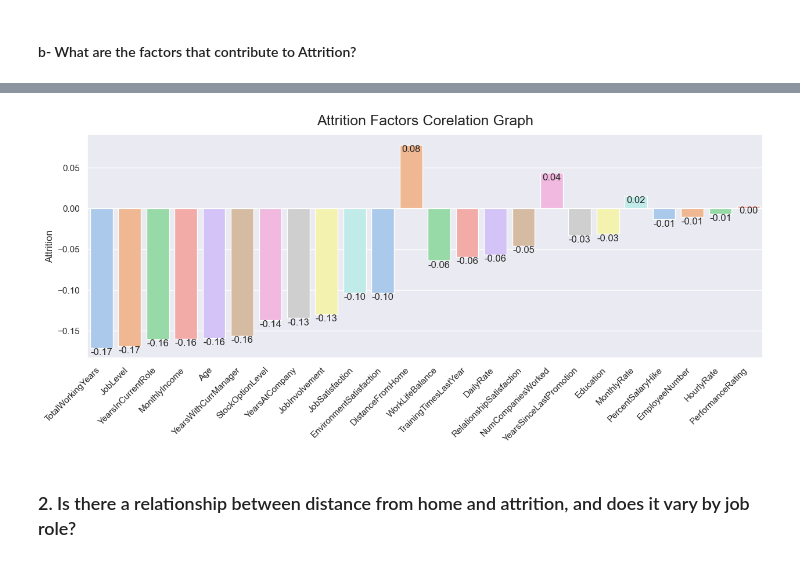
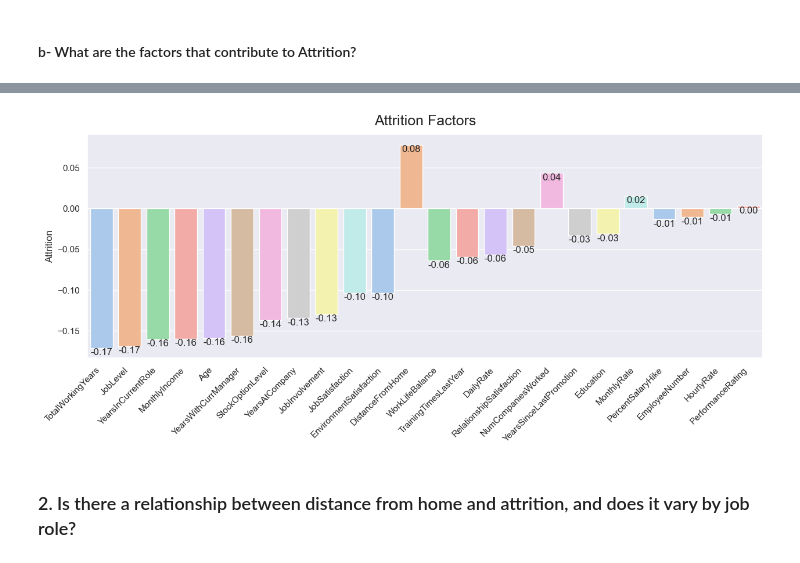
Before and after one commit to KursaDSc/IBM-HR-Analytics-Employee-Attrition, a Jupyter notebook: Updated_main.ipynb, the cells around one changed output, grey strips where cells are left out. Cells and saved outputs as stored; diff of their text form; code cells hidden in the pictures.

```diff
--- a/Updated_main.ipynb
+++ b/Updated_main.ipynb
@@ -265,5 +288,5 @@ plt.xlabel('Attrition Status')
 
 # Show bar values over them as percentage
 for p in ax.patches:
-    ax.annotate(f'% {p.get_height():.2f}', (p.get_x() + p.get_width() / 2., p.get_height()), ha='center', va='bottom')
+    ax.annotate(f'% {p.get_height()*100:.2f}', (p.get_x() + p.get_width() / 2., p.get_height()), ha='center', va='bottom')
 # %% [output]
@@ -273,21 +306,21 @@ for p in ax.patches:
 # %%
 cor_attr = df2.loc[:, df2.dtypes == 'int64'].corr()[['Attrition']].sort_values(by='Attrition', ascending=False)
 
 # sorts correlation values according to their numerical magnitudes
 cor_attr = cor_attr.reindex(cor_attr['Attrition'].abs().sort_values(ascending=False).index)
 
 # Visualizing the correlations on bargraph
 plt.figure(figsize=(15, 5))
 palette = sns.color_palette('pastel', 32)
 ax = sns.barplot( x= cor_attr.index[1:], y= 'Attrition', data= cor_attr[1:], palette= palette)
 plt.xticks(rotation=45, ha='right')
-ax.set_title('Attrition Factors Corelation Graph', fontdict={'fontsize':18}, pad=12)
+ax.set_title('Attrition Factors', fontdict={'fontsize':18}, pad=12)
 
 # Show bar values
 for p in ax.patches:
     ax.annotate(f'{p.get_height():.2f}', (p.get_x() + p.get_width() / 2., p.get_height()), ha='center', va='top')
 # %% [output]
-[figure, old version]
+[figure, new version]
 # %% [markdown]
 ### 2. Is there a relationship between distance from home and attrition, and does it vary by job role?
 # %% [markdown]
```
Also changed, not shown: parts of 7 cells of this notebook.
